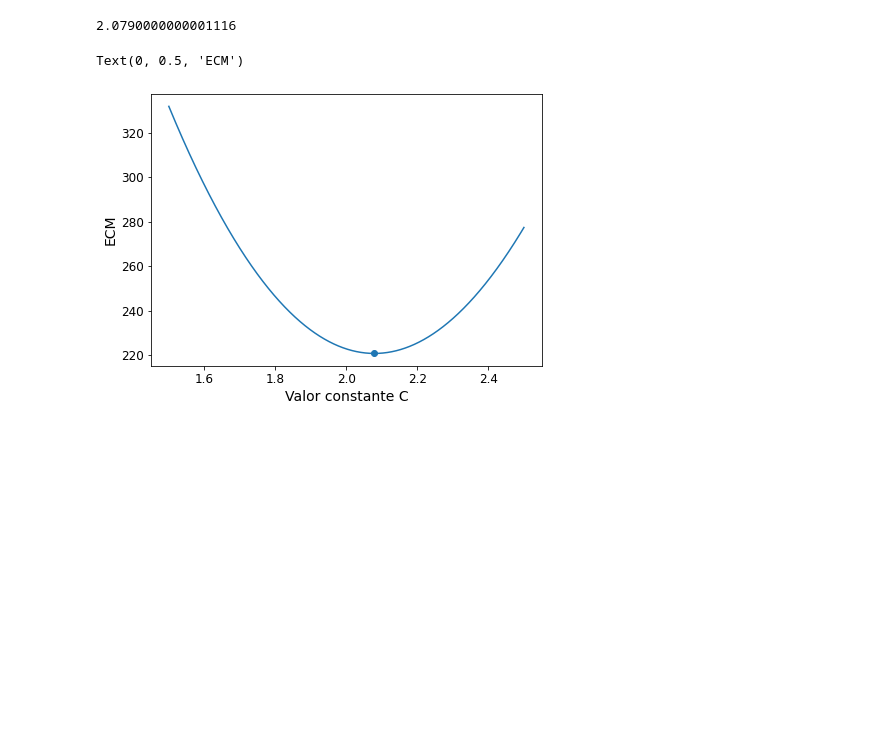
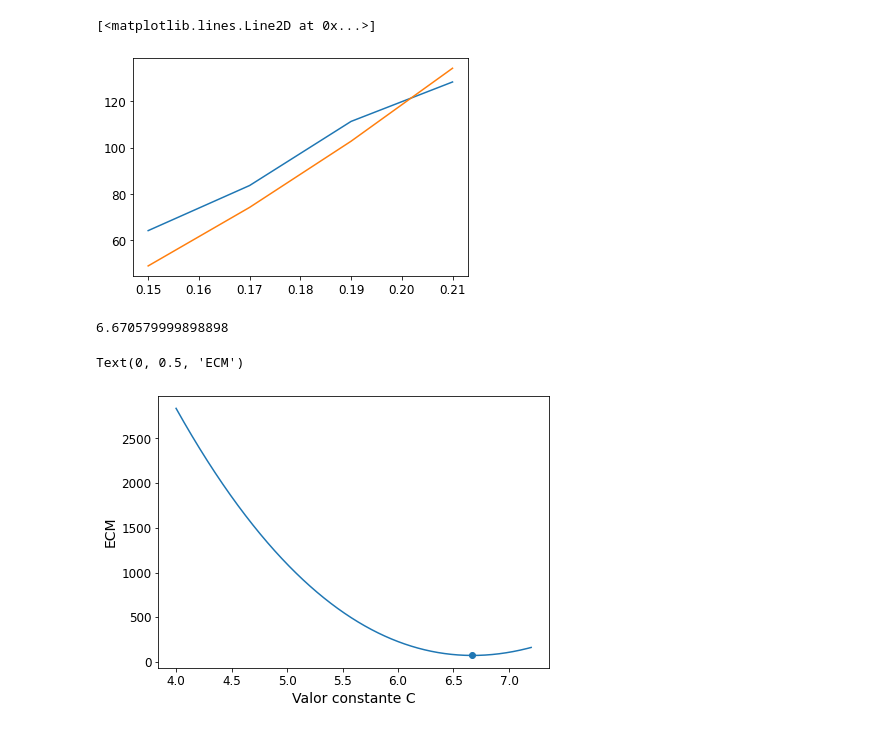
Before and after one commit to navfran98/TP5-SS, a Jupyter notebook: PythonAnalysis/Ej1_2.ipynb, the cells around one changed output. Drawn from its saved outputs; the diff is of its cells as text; code cells hidden in the pictures; blank space fills up the shorter version.

```diff
--- a/PythonAnalysis/Ej1_2.ipynb
+++ b/PythonAnalysis/Ej1_2.ipynb
@@ -81,16 +76,23 @@ def getMinTime(array_t, array_n):
 # %%
 def getBeverloo(c, i):
-    np = 300/0.4
-    return np * math.sqrt(9.8) * (array_x[i] - (c * 0.0124))**1.5
+    np = 300/0.3
+    return np * math.sqrt(9.8) * (array_x[i] - (c * 0.0125))**1.5
+# %%
+plt.plot(array_x, array_y)
+curva1 = [getBeverloo(7,0), getBeverloo(7,1), getBeverloo(7,2), getBeverloo(7,3)]
+plt.plot(array_x, curva1)
+# %% [output]
+[<matplotlib.lines.Line2D at 0x...>]
+[figure, added]
 # %%
 Ds = []
 ecm = []
 c = []
 min_sum = 99999999999
 min_C = 0
-paso = 1/10000
-i = 1.5
-while i<2.5:
+paso = 1/100000
+i = 4
+while i<7.2:
     c.append(i)
     sum = 0
     for j in range(len(array_x)):
@@ -114,6 +116,6 @@ plt.scatter([min_C], [min_sum])
 plt.xlabel("Valor constante C")
 plt.ylabel("ECM")
 # %% [output]
-2.0790000000001116
+6.670579999898898
 Text(0, 0.5, 'ECM')
-[figure, old version]
+[figure, new version]
```
Also changed, not shown: parts of 4 cells of this notebook, 11 other files.
